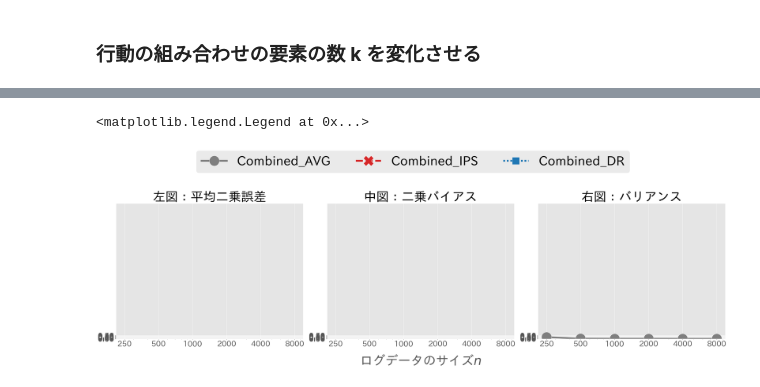
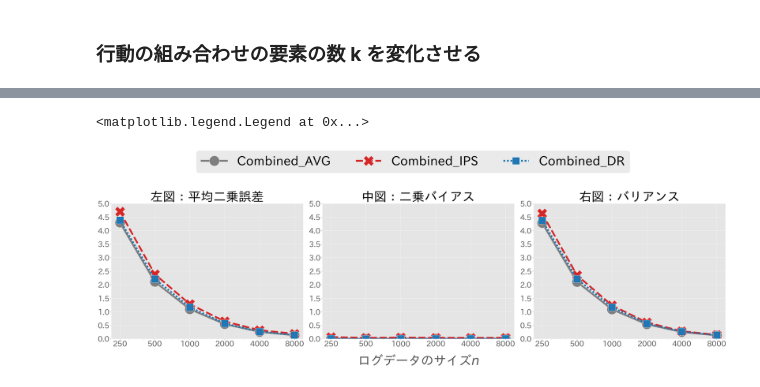
Before and after one commit to RickHub0115/Estimator-for-Offline-Policy-Evaluation-of-Recommending-Multiple-Actions-Considering-Platform-Wide-R, a Jupyter notebook: ope.ipynb, the cells around one changed output, grey strips where cells are left out. Cells and saved outputs as stored; diff of their text form; code cells hidden in the pictures.

```diff
--- a/ope.ipynb
+++ b/ope.ipynb
@@ -559,14 +267,14 @@ for i, y in enumerate(["se", "bias", "variance"]):
         hue="est",
         ax=ax,
         ci=None,
-        palette=["tab:red", "tab:orange","tab:blue"],
+        palette=["tab:grey", "tab:red","tab:blue"],
         data=result_df_actions.query("est=='cavg' or est == 'cips' or est == 'cdr' ")
     )
     ax.set_title(y_label_dict[y], fontsize=50)
     # yaxis
     ax.set_ylabel("")
     ax.set_ylim(0.0, 0.5)
-    ax.set_yticks([0, 0.1, 0.2, 0.3, 0.4, 0.5])
+    ax.set_yticks(np.arange(0.0,0.55,0.05))
     ax.tick_params(axis="y", labelsize=30)
     ax.yaxis.set_label_coords(-0.1, 0.5)
     # xaxis
@@ -685,7 +393,7 @@ for i, y in enumerate(["se", "bias", "variance"]):
         hue="est",
         ax=ax,
         ci=None,
-        palette=["tab:red", "tab:orange", "tab:blue"],
+        palette=["tab:grey", "tab:red", "tab:blue"],
         data=result_df_k.query("est=='cavg' or est == 'cips' or est == 'cdr'")
     )
     ax.set_title(y_label_dict_k[y], fontsize=50)
@@ -713,14 +421,15 @@ plt.show()
 # %%
 ## シミュレーション設定
-num_runs = 5# シミュレーションの繰り返し回数(500)
+num_runs = 500# シミュレーションの繰り返し回数(500)
 dim_x = 10 # 特徴量xの次元
-num_actions = 20 # 行動数, |A|
+num_actions = 1000 # 行動数, |A|
 beta = -3 # データ収集方策のパラメータ
 test_data_size = 100000 # 評価方策の真の性能を近似するためのテストデータのサイズ
 random_state = 12345
 random_ = check_random_state(random_state)
 num_data_list = [250, 500, 1000, 2000, 4000, 8000] # データ収集方策が収集したログデータのサイズ
 k = 10    # 行動の組み合わせの要素の数
+num_def_actions = 10
 # %%
 result_df_list = []
 ## 期待報酬関数を定義するためのパラメータを抽出
@@ -755,7 +464,7 @@ for num_data in num_data_list:
             theta_1=theta_1, M_1=M_1, b_1=b_1, theta_0=theta_0, M_0=M_0, b_0=b_0,
             dim_context=dim_x, num_actions=num_actions,
             random_state = _,
-            k=k, random_policy=False
+            k=k, random_policy=False, num_def_actions=num_def_actions
         )
 
         ## ログデータ上における評価方策の行動選択確率を計算
@@ -780,6 +489,6 @@ for num_data in num_data_list:
             estimated_policy_value_list, policy_value, "num_data", num_data,
         )
     )
-result_df_data_bts = pd.concat(result_df_list).reset_index(level=0)
+result_df_data_deficient = pd.concat(result_df_list).reset_index(level=0)
 # %%
 # csvファイルに保存
@@ -814,34 +503,34 @@ for i, y in enumerate(["se", "bias", "variance"]):
         markers=True,
         markersize=40,
         linewidth=7,
         legend=False,
         style="est",
         x="num_data",
         y=y,
         hue="est",
         ax=ax,
         ci=None,
         #palette=["tab:grey", "tab:red"],
         palette=["tab:grey", "tab:red", "tab:blue"],
-        data=result_df_data,
+        data=result_df_data_deficient,
     )
     ax.set_title(y_label_dict[y], fontsize=50)
     # yaxis
     ax.set_ylabel("")
-    ax.set_ylim(0.0, 20)
-    ax.set_yticks(np.arange(0.0,0.55,0.05))
+    ax.set_ylim(0.0, 5.0)
+    ax.set_yticks(np.arange(0.0,5.5,0.5))
     ax.tick_params(axis="y", labelsize=30)
     ax.yaxis.set_label_coords(-0.1, 0.5)
     # xaxis
     ax.set_xscale("log")
     if i == 1:
         ax.set_xlabel(r"ログデータのサイズ$n$", fontsize=50)
     else:
         ax.set_xlabel(r"", fontsize=40)
     ax.set_xticks(num_data_list)
     ax.set_xticklabels(num_data_list, fontsize=30)
     ax.xaxis.set_label_coords(0.5, -0.12)
 fig.legend(["Combined_AVG", "Combined_IPS", "Combined_DR"], fontsize=50, bbox_to_anchor=(0.5, 1.15), ncol=4, loc="center")
 # %% [output]
 <matplotlib.legend.Legend at 0x...>
-[figure, old version]
+[figure, new version]
```
Also changed, not shown: parts of 20 cells of this notebook.
